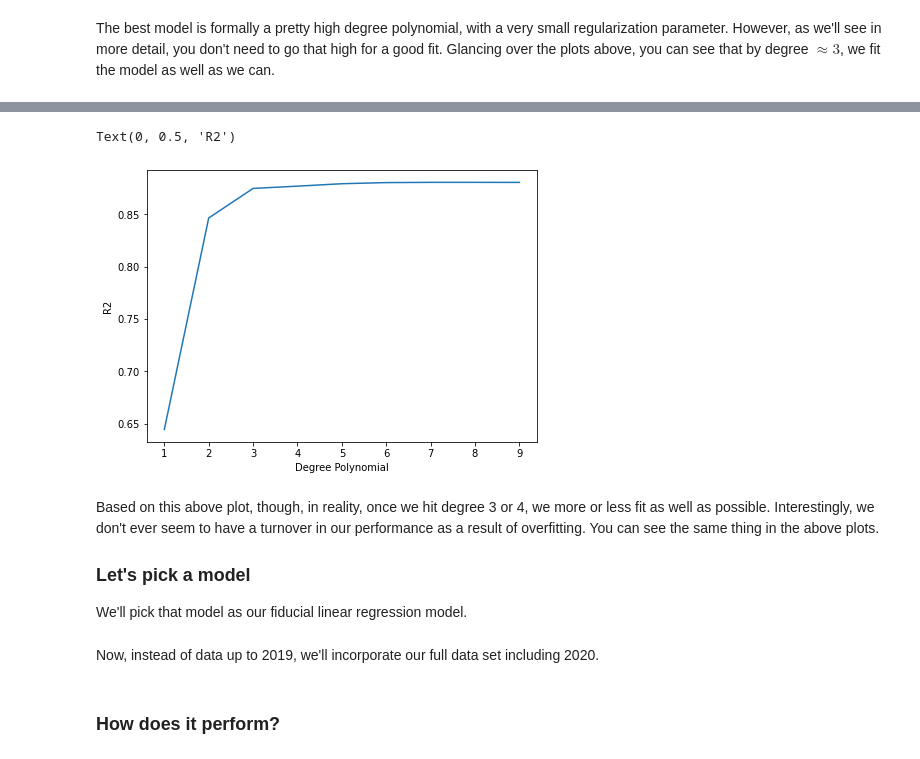
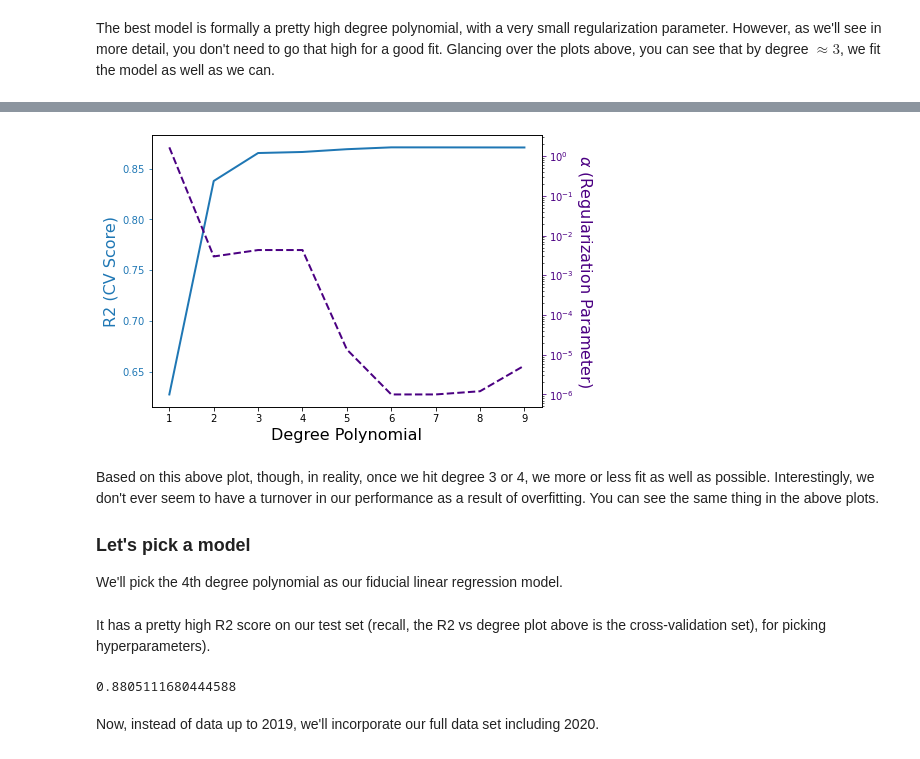
Before and after one commit to emapple/social, a Jupyter notebook: Weather_vs_demand.ipynb, the cells around one changed output, grey strips where cells are left out. Drawn from its saved outputs; the diff is of its cells as text; code cells hidden in the pictures.

```diff
--- a/Weather_vs_demand.ipynb
+++ b/Weather_vs_demand.ipynb
@@ -258,19 +254,33 @@ best_models[np.argmax(degree_score)].score(up_to_degree(Xtest,
-# %%
-fig, ax = plt.subplots(1, 1)
-fig.set_size_inches(7, 5)
-ax.plot(np.arange(len(degree_score)) + 1, degree_score)
-ax.set_xlabel('Degree Polynomial')
-ax.set_ylabel('R2')
-# %% [output]
-Text(0, 0.5, 'R2')
-[figure, removed]
+# %%
+fig, ax = plt.subplots(1, 1)
+fig.set_size_inches(7, 5)
+ax.plot(degree_list, degree_score,
+        lw=2)
+ax.set_xlabel('Degree Polynomial', fontsize=16)
+ax.set_ylabel('R2 (CV Score)', fontsize=16, color='C0')
+ax.yaxis.set_tick_params(color='C0', labelcolor='C0')
+ax2 = ax.twinx()
+ax2.plot(degree_list, degree_alpha, color='indigo',
+         ls='--', lw=2)
+ax2.tick_params(color='indigo', labelcolor='indigo')
+ax2.set_ylabel(r'$\alpha$ (Regularization Parameter)', fontsize=16,
+               rotation=270, labelpad=20, color='indigo')
+ax2.set_yscale('log')
+# %% [output]
+[figure, added]
 # %% [markdown]
 Based on this above plot, though, in reality, once we hit degree 3 or 4, we more or less fit as well as possible. Interestingly, we don't ever seem to have a turnover in our performance as a result of overfitting. You can see the same thing in the above plots.
 
 ### Let's pick a model
 
-We'll pick that model as our fiducial linear regression model.
+We'll pick the 4th degree polynomial as our fiducial linear regression model.
 # %%
 reg = best_models[np.where(degree_list == 4)[0][0]]
+# %% [markdown]
+It has a pretty high R2 score on our test set (recall, the R2 vs degree plot above is the cross-validation set), for picking hyperparameters).
+# %%
+reg.score(up_to_degree(Xtest, 4), ytest)
+# %% [output]
+0.8805111680444588
 # %% [markdown]
 Now, instead of data up to 2019, we'll incorporate our full data set including 2020.
@@ -292,5 +310,3 @@ pred = pd.DataFrame(index=daily_energy.index,
 pred_average = pred.rolling(7, win_type='gaussian', center=True).mean(std=2)
 # %%
 daily_average = daily_energy.rolling(7, win_type='gaussian', center=True).mean(std=2)
-# %% [markdown]
-### How does it perform?
```
Also changed, not shown: parts of 12 cells of this notebook.
